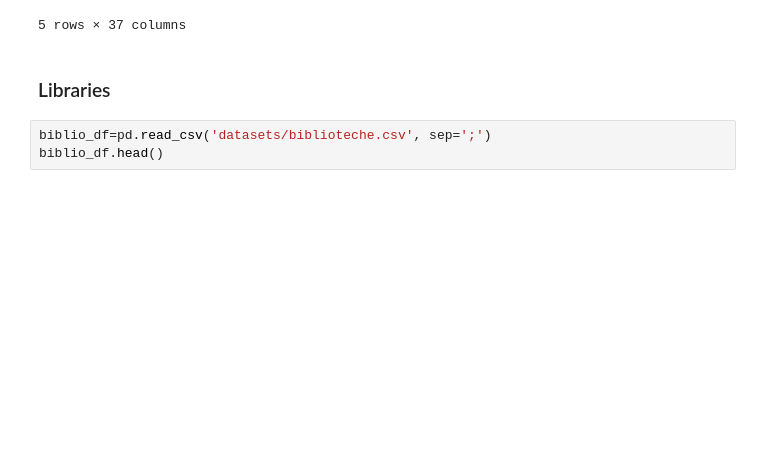
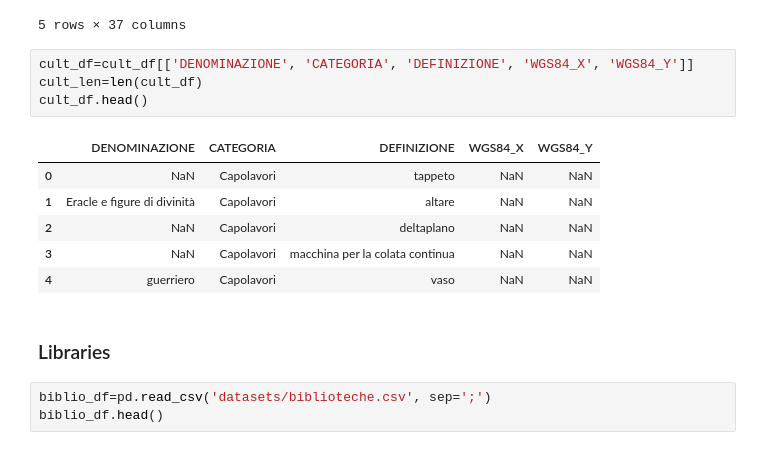
Before and after one commit to giuliofrey/bsc_thesis, a Jupyter notebook: data_cleaning.ipynb, the cells around one changed output. Saved outputs shown, nothing was run; the diff lists cells and outputs as text; blank space fills up the shorter version.

```diff
--- a/data_cleaning.ipynb
+++ b/data_cleaning.ipynb
@@ -11,6 +15,17 @@ cult_df.head()
 | 3 | 6924 | Capolavori | NaN | macchina per la colata continua | Properzi, Ilario (1897-1976) | 1947 - 1948 | Milano | MI | ... |
 | 4 | 7047 | Capolavori | guerriero | vaso | cultura Huari | 500 - 900 | Milano | MI | ... |
 5 rows × 37 columns
+# %%
+cult_df=cult_df[['DENOMINAZIONE', 'CATEGORIA', 'DEFINIZIONE', 'WGS84_X', 'WGS84_Y']]
+cult_len=len(cult_df)
+cult_df.head()
+# %% [output]
+|  | DENOMINAZIONE | CATEGORIA | DEFINIZIONE | WGS84_X | WGS84_Y |
+| 0 | NaN | Capolavori | tappeto | NaN | NaN |
+| 1 | Eracle e figure di divinità | Capolavori | altare | NaN | NaN |
+| 2 | NaN | Capolavori | deltaplano | NaN | NaN |
+| 3 | NaN | Capolavori | macchina per la colata continua | NaN | NaN |
+| 4 | guerriero | Capolavori | vaso | NaN | NaN |
 # %% [markdown]
 ### Libraries
 # %%
```
Also changed, not shown: parts of 35 cells of this notebook, 2 other files.
